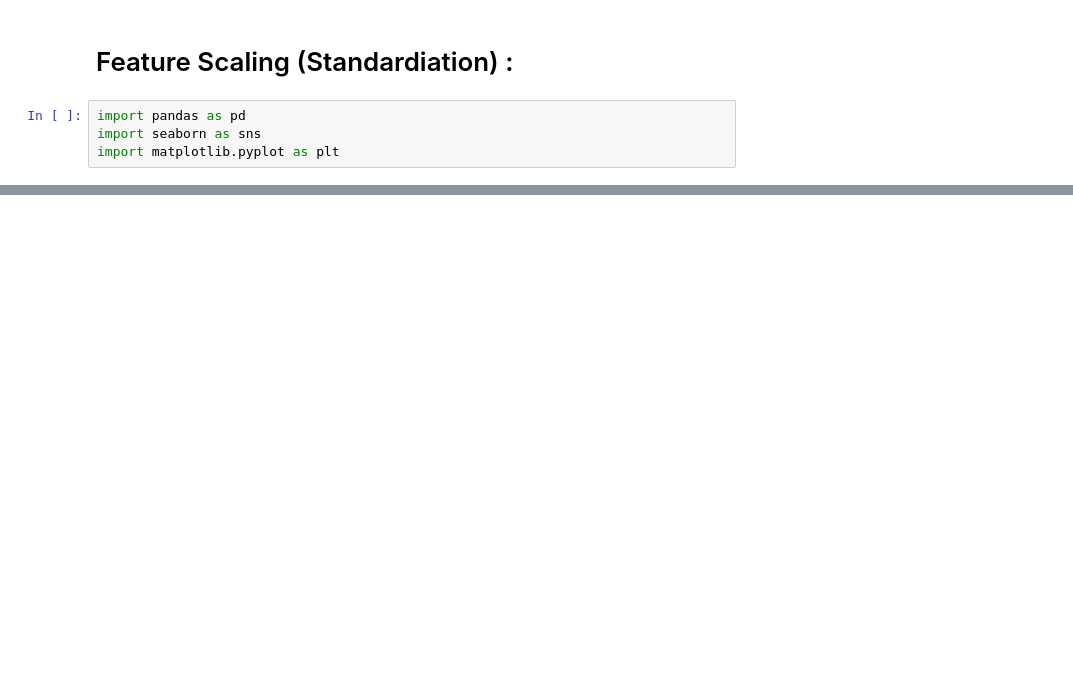
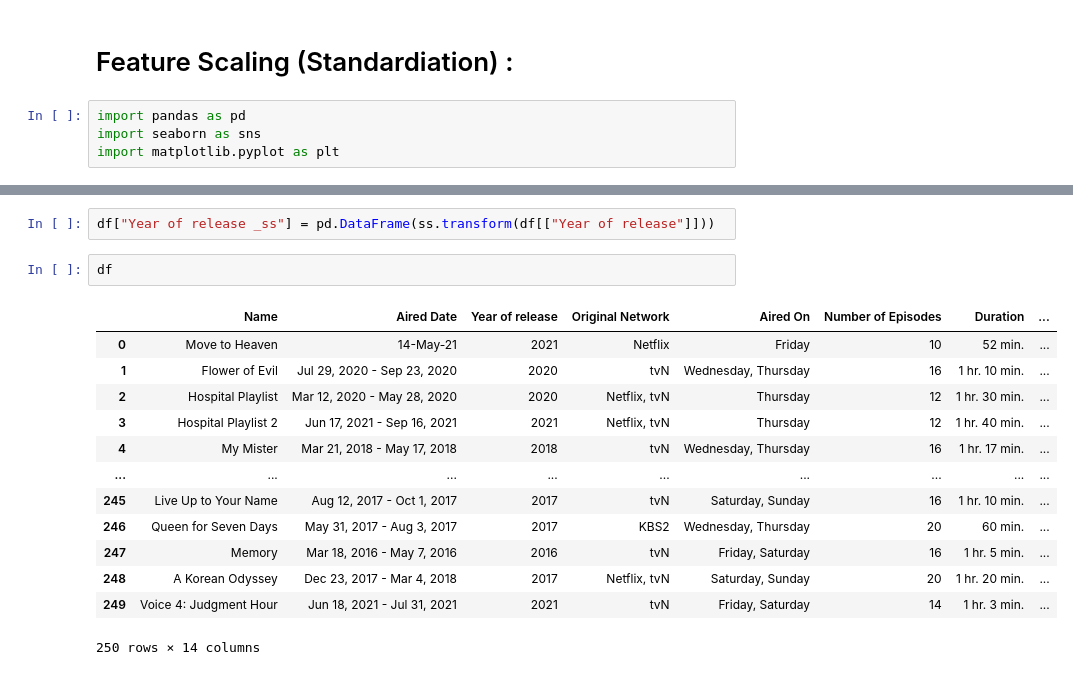
Before and after one commit to anjali801/AI-and-Machine-Learning-, a Jupyter notebook: ML2.ipynb, the cells around one changed output, grey strips where cells are left out. Cells and saved outputs as stored; diff of their text form; blank space fills up the shorter version.

```diff
--- a/ML2.ipynb
+++ b/ML2.ipynb
@@ -16,0 +94,18 @@ dataset.head(3)
+# %%
+df["Year of release _ss"] = pd.DataFrame(ss.transform(df[["Year of release"]]))
+# %%
+df
+# %% [output]
+|  | Name | Aired Date | Year of release | Original Network | Aired On | Number of Episodes | Duration | ... |
+| 0 | Move to Heaven | 14-May-21 | 2021 | Netflix | Friday | 10 | 52 min. | ... |
+| 1 | Flower of Evil | Jul 29, 2020 - Sep 23, 2020 | 2020 | tvN | Wednesday, Thursday | 16 | 1 hr. 10 min. | ... |
+| 2 | Hospital Playlist | Mar 12, 2020 - May 28, 2020 | 2020 | Netflix, tvN | Thursday | 12 | 1 hr. 30 min. | ... |
+| 3 | Hospital Playlist 2 | Jun 17, 2021 - Sep 16, 2021 | 2021 | Netflix, tvN | Thursday | 12 | 1 hr. 40 min. | ... |
+| 4 | My Mister | Mar 21, 2018 - May 17, 2018 | 2018 | tvN | Wednesday, Thursday | 16 | 1 hr. 17 min. | ... |
+| ... | ... | ... | ... | ... | ... | ... | ... | ... |
+| 245 | Live Up to Your Name | Aug 12, 2017 - Oct 1, 2017 | 2017 | tvN | Saturday, Sunday | 16 | 1 hr. 10 min. | ... |
+| 246 | Queen for Seven Days | May 31, 2017 - Aug 3, 2017 | 2017 | KBS2 | Wednesday, Thursday | 20 | 60 min. | ... |
+| 247 | Memory | Mar 18, 2016 - May 7, 2016 | 2016 | tvN | Friday, Saturday | 16 | 1 hr. 5 min. | ... |
+| 248 | A Korean Odyssey | Dec 23, 2017 - Mar 4, 2018 | 2017 | Netflix, tvN | Saturday, Sunday | 20 | 1 hr. 20 min. | ... |
+| 249 | Voice 4: Judgment Hour | Jun 18, 2021 - Jul 31, 2021 | 2021 | tvN | Friday, Saturday | 14 | 1 hr. 3 min. | ... |
+250 rows × 14 columns
```
Also changed, not shown: parts of 11 cells of this notebook.
